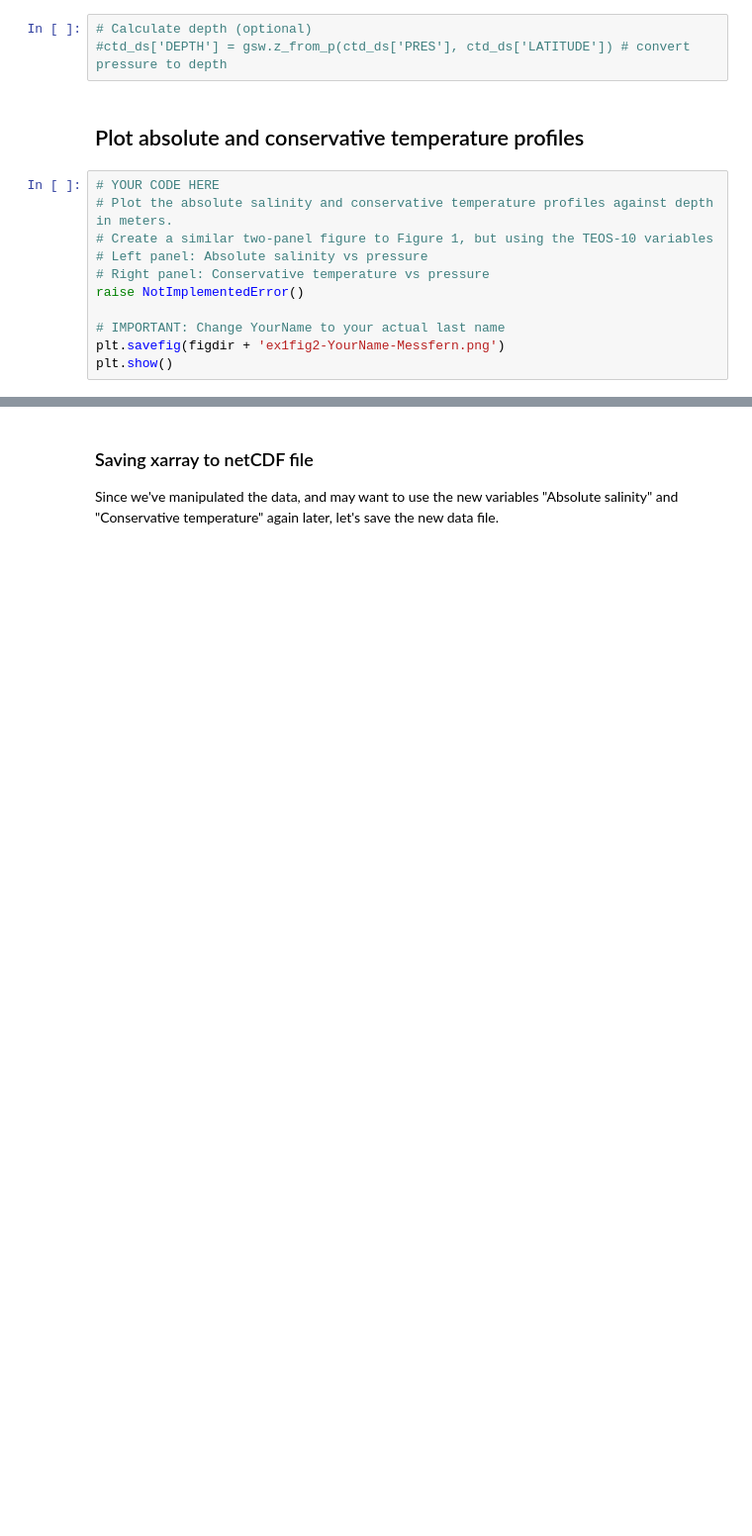
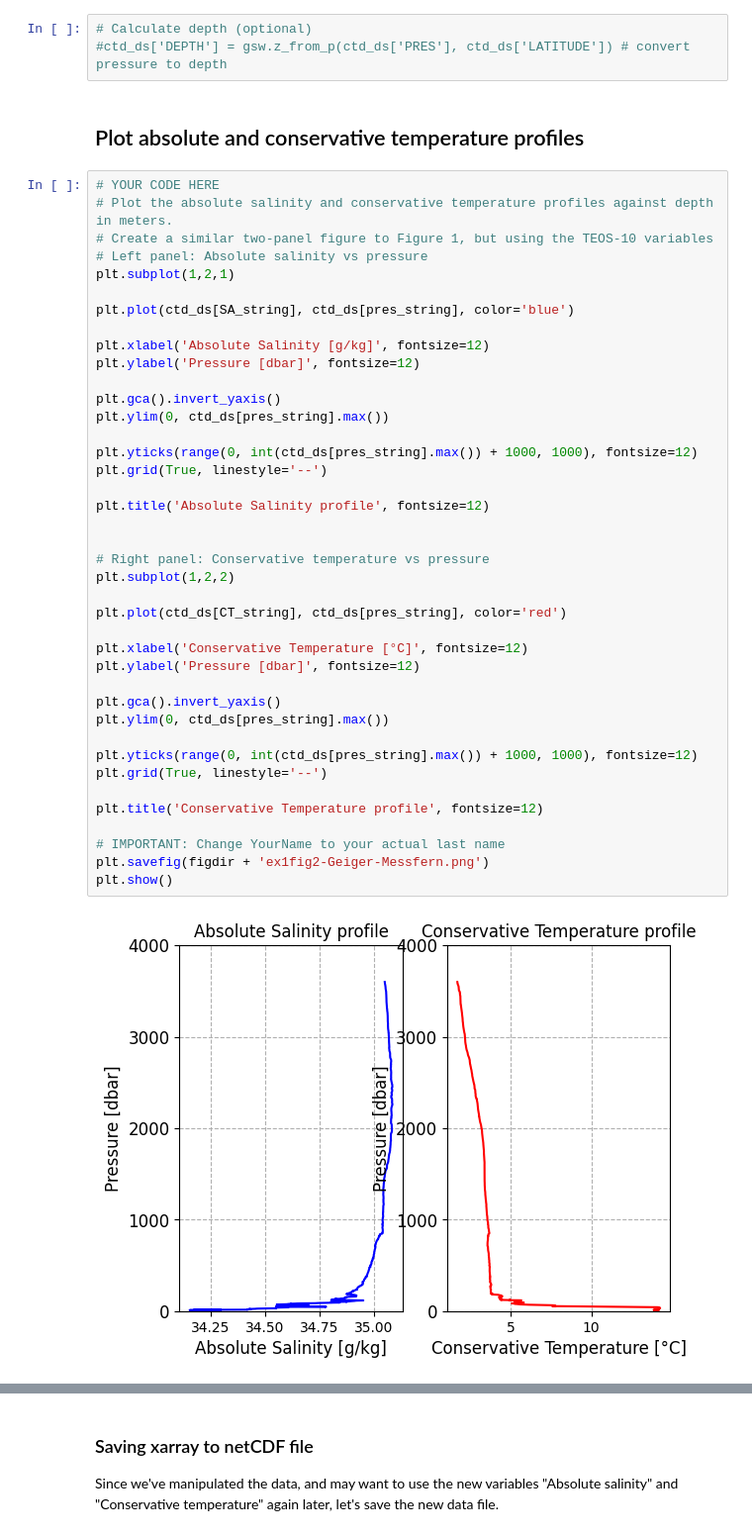
Before and after one commit to ifmeo-courses/messfern-1-ctd-Anja375, a Jupyter notebook: src/assignment.ipynb, the cells around one changed output, grey strips where cells are left out. Shown at 99% size. Cells and saved outputs as stored; diff of their text form; blank space fills up the shorter version.

```diff
--- a/src/assignment.ipynb
+++ b/src/assignment.ipynb
@@ -292,14 +331,45 @@ You can also calculate and add the field to the data structure in a single line
 # %%
 # YOUR CODE HERE
 # Plot the absolute salinity and conservative temperature profiles against depth in meters.
 # Create a similar two-panel figure to Figure 1, but using the TEOS-10 variables
 # Left panel: Absolute salinity vs pressure
+plt.subplot(1,2,1)
+
+plt.plot(ctd_ds[SA_string], ctd_ds[pres_string], color='blue')
+
+plt.xlabel('Absolute Salinity [g/kg]', fontsize=12)
+plt.ylabel('Pressure [dbar]', fontsize=12)
+
+plt.gca().invert_yaxis()
+plt.ylim(0, ctd_ds[pres_string].max())
+
+plt.yticks(range(0, int(ctd_ds[pres_string].max()) + 1000, 1000), fontsize=12)
+plt.grid(True, linestyle='--')
+
+plt.title('Absolute Salinity profile', fontsize=12)
+
+
 # Right panel: Conservative temperature vs pressure
-raise NotImplementedError()
+plt.subplot(1,2,2)
+
+plt.plot(ctd_ds[CT_string], ctd_ds[pres_string], color='red')
+
+plt.xlabel('Conservative Temperature [°C]', fontsize=12)
+plt.ylabel('Pressure [dbar]', fontsize=12)
+
+plt.gca().invert_yaxis()
+plt.ylim(0, ctd_ds[pres_string].max())
+
+plt.yticks(range(0, int(ctd_ds[pres_string].max()) + 1000, 1000), fontsize=12)
+plt.grid(True, linestyle='--')
+
+plt.title('Conservative Temperature profile', fontsize=12)
 
 # IMPORTANT: Change YourName to your actual last name
-plt.savefig(figdir + 'ex1fig2-YourName-Messfern.png')
+plt.savefig(figdir + 'ex1fig2-Geiger-Messfern.png')
 plt.show()
+# %% [output]
+[figure, added]
 # %%
 # Test that Figure 2 was created correctly
 fig2_files = glob.glob(figdir + 'ex1fig2-*-Messfern.png')
```
Also changed, not shown: parts of 4 cells of this notebook, 1 other file.
